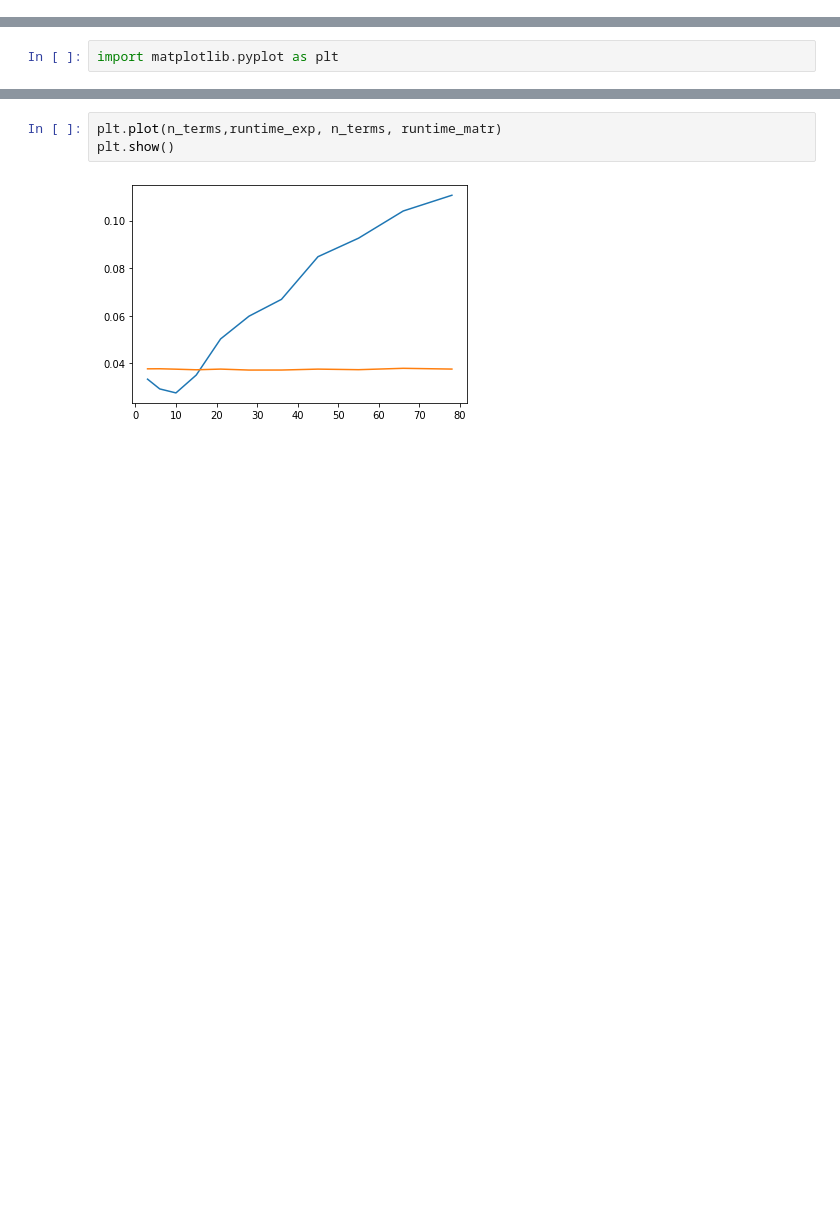
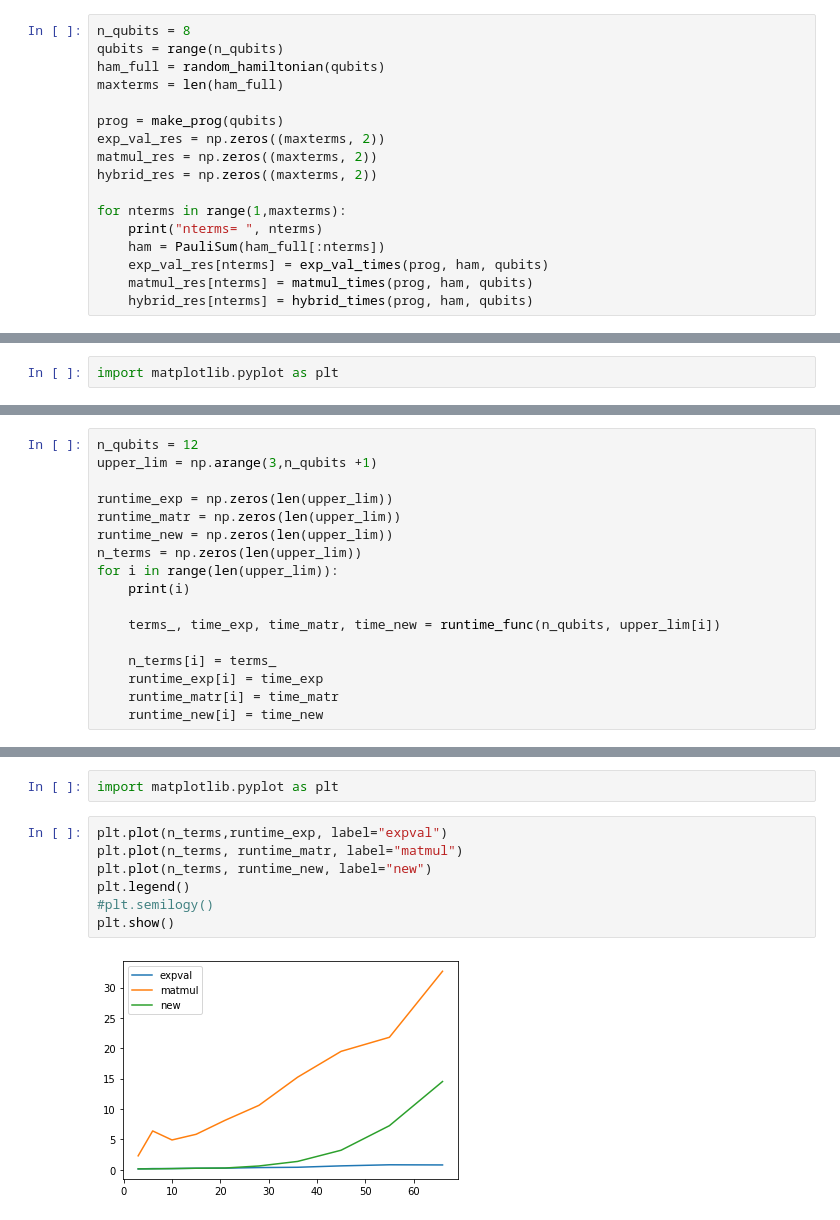
Before and after one commit to entropicalabs/entropica_qaoa, a Jupyter notebook: TestExpectationValScaling.ipynb, the cells around one changed output, grey strips where cells are left out. Saved outputs shown, nothing was run; the diff lists cells and outputs as text; blank space fills up the shorter version.

```diff
--- a/TestExpectationValScaling.ipynb
+++ b/TestExpectationValScaling.ipynb
@@ -86,0 +65,17 @@ ValueError: matmul: Input operand 1 has a mismatch in its core dimension 0, with
+# %%
+n_qubits = 8
+qubits = range(n_qubits)
+ham_full = random_hamiltonian(qubits)
+maxterms = len(ham_full)
+
+prog = make_prog(qubits)
+exp_val_res = np.zeros((maxterms, 2))
+matmul_res = np.zeros((maxterms, 2))
+hybrid_res = np.zeros((maxterms, 2))
+
+for nterms in range(1,maxterms):
+    print("nterms= ", nterms)
+    ham = PauliSum(ham_full[:nterms])
+    exp_val_res[nterms] = exp_val_times(prog, ham, qubits)
+    matmul_res[nterms] = matmul_times(prog, ham, qubits)
+    hybrid_res[nterms] = hybrid_times(prog, ham, qubits)
@@ -88,0 +166,17 @@ import matplotlib.pyplot as plt
+# %%
+n_qubits = 12
+upper_lim = np.arange(3,n_qubits +1)
+
+runtime_exp = np.zeros(len(upper_lim))
+runtime_matr = np.zeros(len(upper_lim))
+runtime_new = np.zeros(len(upper_lim))
+n_terms = np.zeros(len(upper_lim))
+for i in range(len(upper_lim)):
+    print(i)
+
+    terms_, time_exp, time_matr, time_new = runtime_func(n_qubits, upper_lim[i])
+
+    n_terms[i] = terms_
+    runtime_exp[i] = time_exp
+    runtime_matr[i] = time_matr
+    runtime_new[i] = time_new
@@ -89,5 +194,11 @@ import matplotlib.pyplot as plt
+# %%
+import matplotlib.pyplot as plt
 # %%
-plt.plot(n_terms,runtime_exp, n_terms, runtime_matr)
+plt.plot(n_terms,runtime_exp, label="expval")
+plt.plot(n_terms, runtime_matr, label="matmul")
+plt.plot(n_terms, runtime_new, label="new")
+plt.legend()
+#plt.semilogy()
 plt.show()
 # %% [output]
-[figure, old version]
+[figure, new version]
```
Also changed, not shown: parts of 8 cells of this notebook, 1 other file.
